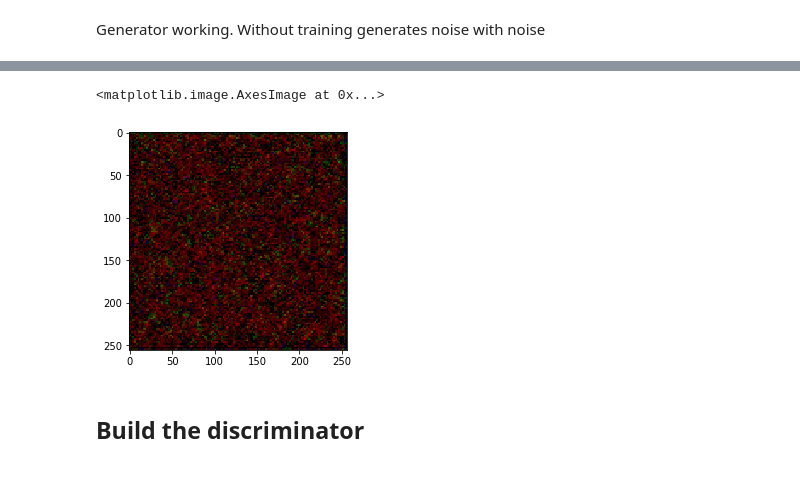
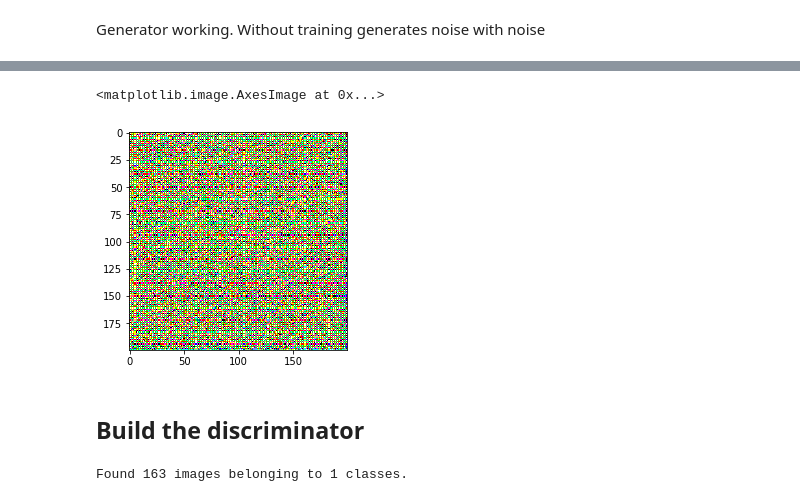
Before and after one commit to Guillem96/tensorflow-challenge, a Jupyter notebook: context-encoder/notebooks/General Deep Image Completion with Lightweight Conditional GAN.ipynb, the cells around one changed output, grey strips where cells are left out. Cells and saved outputs as stored; diff of their text form; code cells hidden in the pictures.

```diff
--- a/context-encoder/notebooks/General Deep Image Completion with Lightweight Conditional GAN.ipynb
+++ b/context-encoder/notebooks/General Deep Image Completion with Lightweight Conditional GAN.ipynb
@@ -127,31 +127,31 @@ Although our generator is short and simple, we can still obtain very good image
 class Decoder(tf.keras.Model):
     def __init__(self):
         super(Decoder, self).__init__(name = 'Decoder')
-        self.upsample_1 = tf.keras.layers.UpSampling2D()
-        self.deconv_1 = tf.keras.layers.Conv2DTranspose(64, kernel_size=1, strides=1, padding='same')
+#         self.upsample_1 = tf.keras.layers.UpSampling2D()
+        self.deconv_1 = tf.keras.layers.Conv2DTranspose(64, kernel_size=3, strides=2, padding='same')
         self.elu_1 = tf.keras.layers.ELU()
 
-        self.upsample_2 = tf.keras.layers.UpSampling2D()
-        self.deconv_2 = tf.keras.layers.Conv2DTranspose(32, kernel_size=3, padding='same')
+#         self.upsample_2 = tf.keras.layers.UpSampling2D()
+        self.deconv_2 = tf.keras.layers.Conv2DTranspose(32, kernel_size=3,strides=2, padding='same')
         self.elu_2 = tf.keras.layers.ELU()
 
-        self.upsample_3 = tf.keras.layers.UpSampling2D()
-        self.deconv_3 = tf.keras.layers.Conv2DTranspose(3, kernel_size=3, padding='same')
+#         self.upsample_3 = tf.keras.layers.UpSampling2D()
+        self.deconv_3 = tf.keras.layers.Conv2DTranspose(3, kernel_size=3, strides=2, padding='same')
 
     def call(self, input_tensor, training=False, **kwargs):
-        x = self.upsample_1(input_tensor)
-        x = self.deconv_1(x)
+#         x = self.upsample_1(input_tensor)
+        x = self.deconv_1(input_tensor)
         x = self.elu_1(x)
         skip_1 = tf.keras.layers.concatenate([x, kwargs['strided_conv_2']], 3)
 
-        x = self.upsample_2(skip_1)
-        x = self.deconv_2(x)
+#         x = self.upsample_2(x)
+        x = self.deconv_2(skip_1)
         x = self.elu_2(x)
         skip_2 = tf.keras.layers.concatenate([x, kwargs['strided_conv_1']], 3)
 
         x = self.deconv_3(skip_2)
 
-        return self.upsample_3(x)
+        return x
 # %% [markdown]
 ### Join the encoder and decoder
 # %%
@@ -167,10 +167,10 @@ class Generator(tf.keras.Model):
         return x
 # %%
 model = Generator()
-out = model.predict(np.random.uniform(0, 1, (1, 256, 256, 3)))
+out = model.predict(np.random.uniform(0, 1, (1, 200, 200, 3)))
 # %% [markdown]
 Generator working. Without training generates noise with noise
 # %%
-plt.imshow(out[0])
+plt.imshow(out[0] * 255)
 # %% [output]
 WARNING: Logging before flag parsing goes to stderr.
@@ -178,5 +178,5 @@ W0412 11:36:02.321679  4504 image.py:648] Clipping input data to the valid range
 <matplotlib.image.AxesImage at 0x...>
-[figure, old version]
+[figure, new version]
 # %% [markdown]
 ## Build the discriminator
 # %%
@@ -225,5 +225,18 @@ class LSGAN(tf.keras.Model):
         generated_image = self.generator(input_tensor)
         is_valid = self.discriminator(generated_image)
         return generated_image, is_valid
+# %%
+batch_size = 20
+data_gen_args = dict(rescale=1./255)
+
+data_gen = tf.keras.preprocessing.image.ImageDataGenerator(**data_gen_args)
+
+generator = data_gen.flow_from_directory(
+    '../data/processed/image_net/resized',
+    batch_size=batch_size,
+    target_size=(IMAGE_SIZE[0], IMAGE_SIZE[1]),
+    class_mode=None)
+# %% [output]
+Found 163 images belonging to 1 classes.
 # %%
 optimizer = tf.keras.optimizers.Adam(0.0002, .5)
```
Also changed, not shown: parts of 10 cells of this notebook, 2 other files.
